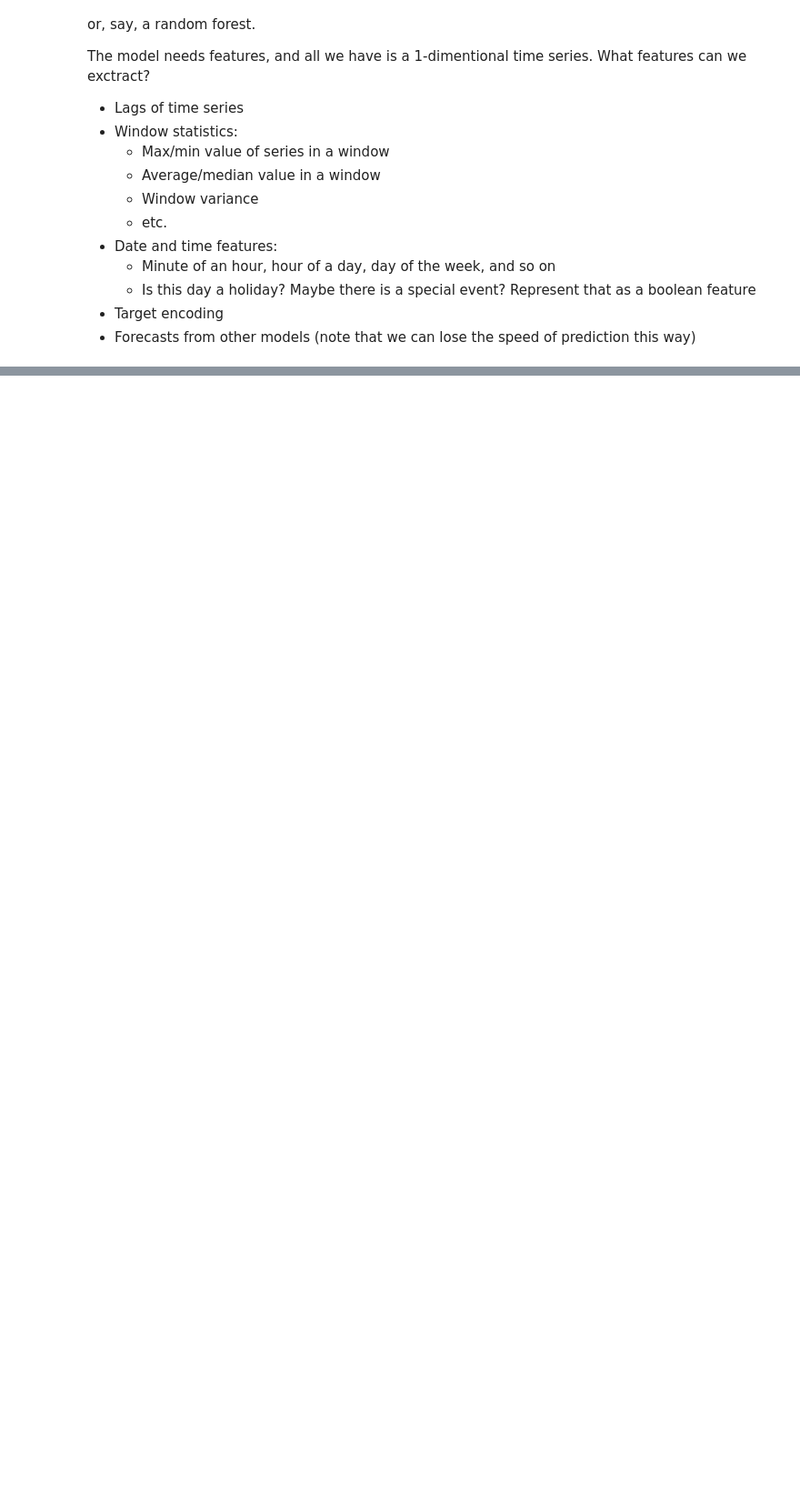
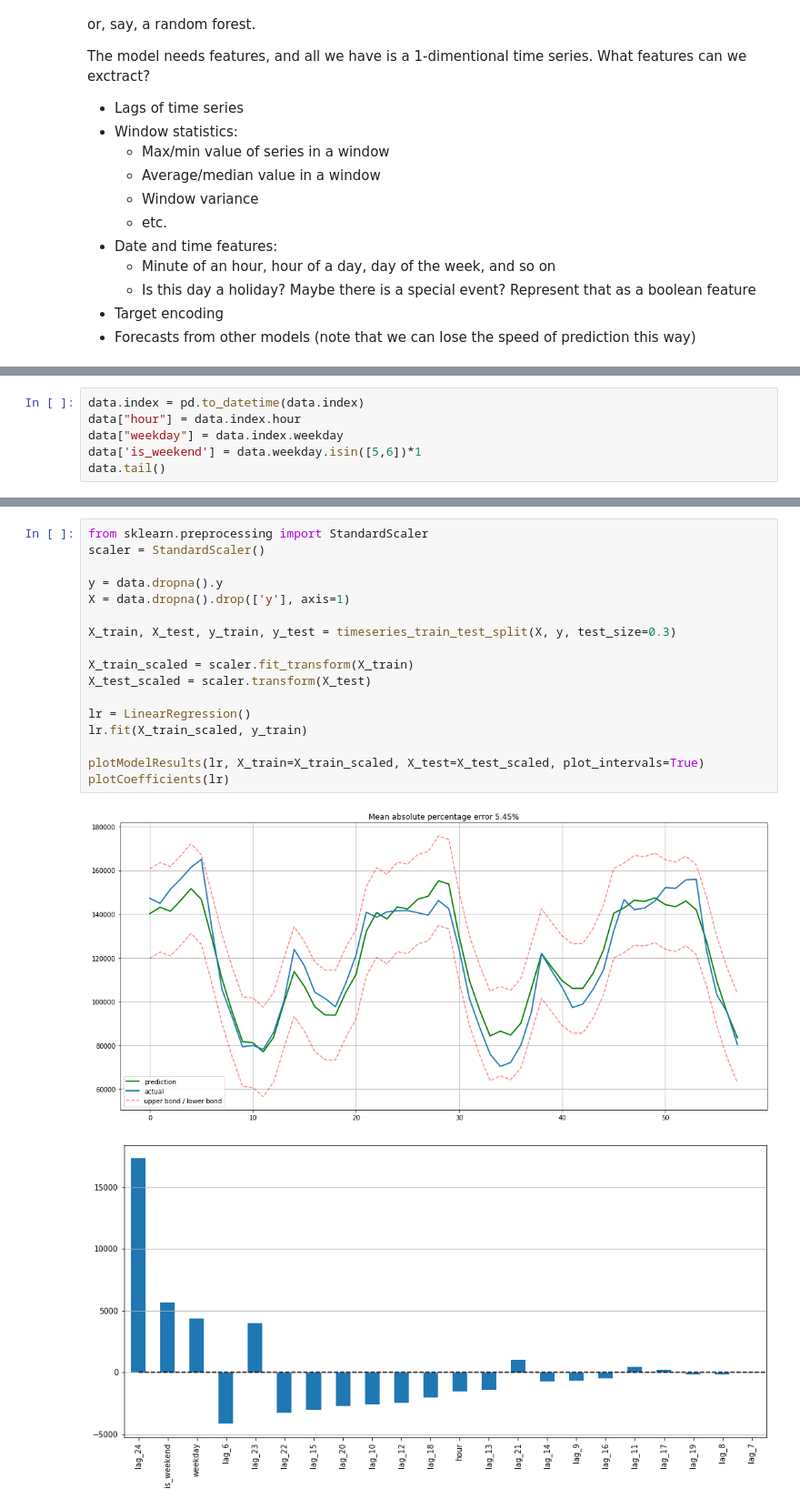
Before and after one commit to RedOx22/real-world-machine-learning, a Jupyter notebook: Using_ML_Regressors_for_Time_Series_Analysis.ipynb, the cells around one changed output, grey strips where cells are left out. Shown at 91% size. Cells and saved outputs as stored; diff of their text form; blank space fills up the shorter version.

```diff
--- a/Using_ML_Regressors_for_Time_Series_Analysis.ipynb
+++ b/Using_ML_Regressors_for_Time_Series_Analysis.ipynb
@@ -122,0 +251,6 @@ The model needs features, and all we have is a 1-dimentional time series. What f
+# %%
+data.index = pd.to_datetime(data.index)
+data["hour"] = data.index.hour
+data["weekday"] = data.index.weekday
+data['is_weekend'] = data.weekday.isin([5,6])*1
+data.tail()
@@ -122,0 +267,20 @@ The model needs features, and all we have is a 1-dimentional time series. What f
+# %%
+from sklearn.preprocessing import StandardScaler
+scaler = StandardScaler()
+
+y = data.dropna().y
+X = data.dropna().drop(['y'], axis=1)
+
+X_train, X_test, y_train, y_test = timeseries_train_test_split(X, y, test_size=0.3)
+
+X_train_scaled = scaler.fit_transform(X_train)
+X_test_scaled = scaler.transform(X_test)
+
+lr = LinearRegression()
+lr.fit(X_train_scaled, y_train)
+
+plotModelResults(lr, X_train=X_train_scaled, X_test=X_test_scaled, plot_intervals=True)
+plotCoefficients(lr)
+# %% [output]
+[figure, added]
+[figure, added]
```
Also changed, not shown: parts of 19 cells of this notebook.
